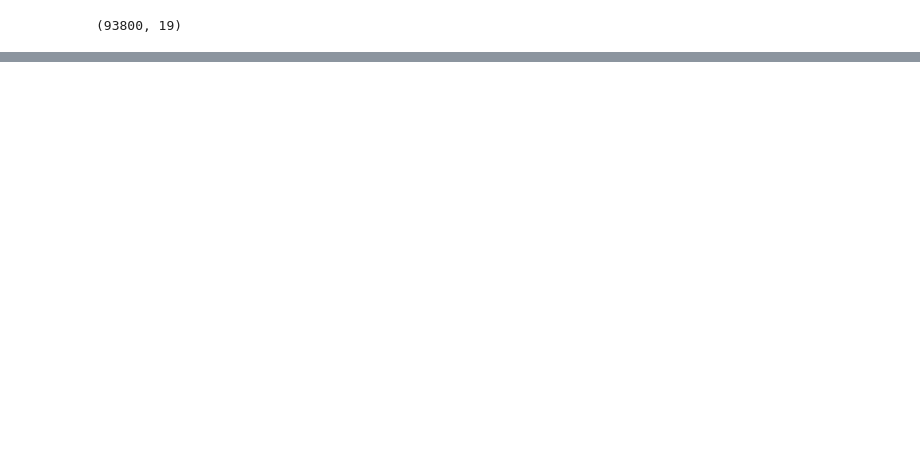
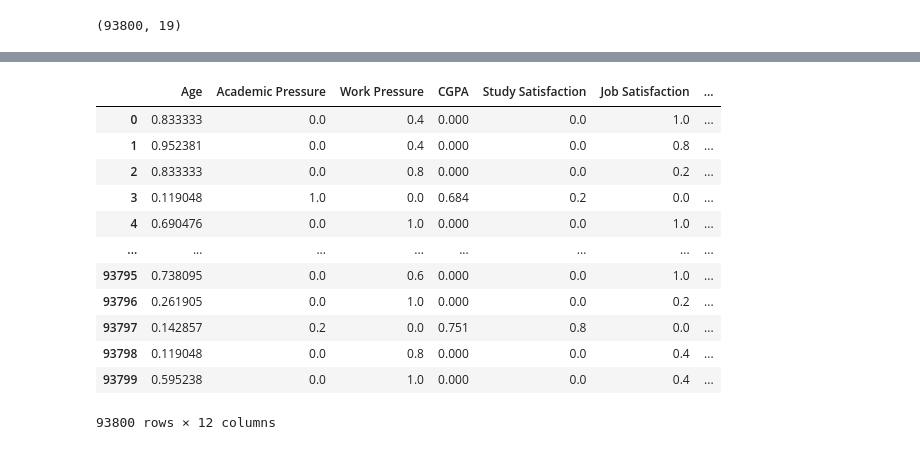
Before and after one commit to lucas-berth/mental_health_data_modeling, a Jupyter notebook: mental_health_prediction_modeling.ipynb, the cells around one changed output, grey strips where cells are left out. Drawn from its saved outputs; the diff is of its cells as text; code cells hidden in the pictures; blank space fills up the shorter version.

```diff
--- a/mental_health_prediction_modeling.ipynb
+++ b/mental_health_prediction_modeling.ipynb
@@ -557,0 +648,79 @@ submission_test.shape
+# %%
+# process the test set.
+
+def preprocess(test_data):
+
+    pre_cleaned = test_data
+
+    #fill nans with 0
+    test_data['CGPA'] = test_data['CGPA'].fillna(0)
+    test_data['Academic Pressure'] = test_data['Academic Pressure'].fillna(0)
+    test_data['Work Pressure'] = test_data['Work Pressure'].fillna(0)
+    test_data['Study Satisfaction'] = test_data['Study Satisfaction'].fillna(0)
+    test_data['Job Satisfaction'] = test_data['Job Satisfaction'].fillna(0)
+    test_data['Financial Stress'] = test_data['Financial Stress'].fillna(0)
+
+    # #sleeping items to focus on
+    # test_data = test_data[(test_data['Sleep Duration'] == 'Less than 5 hours')
+    #             | (test_data['Sleep Duration'] == '7-8 hours') | (test_data['Sleep Duration'] == 'More than 8 hours')
+    #             | (test_data['Sleep Duration'] == '5-6 hours')]
+
+    # #clean up sleeping column
+    # test_data.loc[test_data['Sleep Duration'] == 'Less than 5 hours', 'Sleep Duration'] = 1  # Bad
+    # test_data.loc[test_data['Sleep Duration'] == '5-6 hours', 'Sleep Duration'] = 2        # Okay
+    # test_data.loc[test_data['Sleep Duration'] == '7-8 hours', 'Sleep Duration'] = 3        # Best
+    # test_data.loc[test_data['Sleep Duration'] == 'More than 8 hours', 'Sleep Duration'] = 4 # Okay
+
+    #convert string columns to binary
+    test_data.loc[test_data['Gender'] == 'Male', 'Gender'] = 1
+    test_data.loc[test_data['Gender'] == 'Female', 'Gender'] = 0
+
+    test_data.loc[test_data['Have you ever had suicidal thoughts ?'] == 'Yes', 'Have you ever had suicidal thoughts ?'] = 1
+    test_data.loc[test_data['Have you ever had suicidal thoughts ?'] == 'No', 'Have you ever had suicidal thoughts ?'] = 0
+
+    test_data.loc[test_data['Family History of Mental Illness'] == 'Yes', 'Family History of Mental Illness'] = 1
+    test_data.loc[test_data['Family History of Mental Illness'] == 'No', 'Family History of Mental Illness'] = 0
+
+    test_data.loc[test_data['Working Professional or Student'] == 'Working Professional', 'Working Professional or Student'] = 0
+    test_data.loc[test_data['Working Professional or Student'] == 'Student', 'Working Professional or Student'] = 1
+
+    #normalize the dataset
+    scaler = MinMaxScaler()
+    #columns that are non binary (not 1s or 0s)
+    numeric_columns = [ 'Age', 'Academic Pressure',
+                               'Work Pressure', 'CGPA', 'Study Satisfaction', 'Job Satisfaction',
+                               'Work/Study Hours', 'Financial Stress']
+    clean_data_norm = scaler.fit_transform(test_data[numeric_columns])
+
+    clean_data_norm = pd.DataFrame(clean_data_norm,
+                               columns=numeric_columns,
+                               index=test_data.index)
+
+    #columns that are binary (1 or 0)
+    x_vals_add_in = ['Gender', 'Working Professional or Student',  'Have you ever had suicidal thoughts ?',
+                            'Family History of Mental Illness']
+
+    #combine normalized data and cleaned data
+    X_data = pd.concat([clean_data_norm, test_data[x_vals_add_in]], axis=1)
+
+    #ready to run processed X variable data
+    processed_test_data = X_data
+
+    return processed_test_data
+
+
+preprocess(submission_test)
+# %% [output]
+|  | Age | Academic Pressure | Work Pressure | CGPA | Study Satisfaction | Job Satisfaction | ... |
+| 0 | 0.833333 | 0.0 | 0.4 | 0.000 | 0.0 | 1.0 | ... |
+| 1 | 0.952381 | 0.0 | 0.4 | 0.000 | 0.0 | 0.8 | ... |
+| 2 | 0.833333 | 0.0 | 0.8 | 0.000 | 0.0 | 0.2 | ... |
+| 3 | 0.119048 | 1.0 | 0.0 | 0.684 | 0.2 | 0.0 | ... |
+| 4 | 0.690476 | 0.0 | 1.0 | 0.000 | 0.0 | 1.0 | ... |
+| ... | ... | ... | ... | ... | ... | ... | ... |
+| 93795 | 0.738095 | 0.0 | 0.6 | 0.000 | 0.0 | 1.0 | ... |
+| 93796 | 0.261905 | 0.0 | 1.0 | 0.000 | 0.0 | 0.2 | ... |
+| 93797 | 0.142857 | 0.2 | 0.0 | 0.751 | 0.8 | 0.0 | ... |
+| 93798 | 0.119048 | 0.0 | 0.8 | 0.000 | 0.0 | 0.4 | ... |
+| 93799 | 0.595238 | 0.0 | 1.0 | 0.000 | 0.0 | 0.4 | ... |
+93800 rows × 12 columns
```
Also changed, not shown: parts of 9 cells of this notebook, 1 other file.
